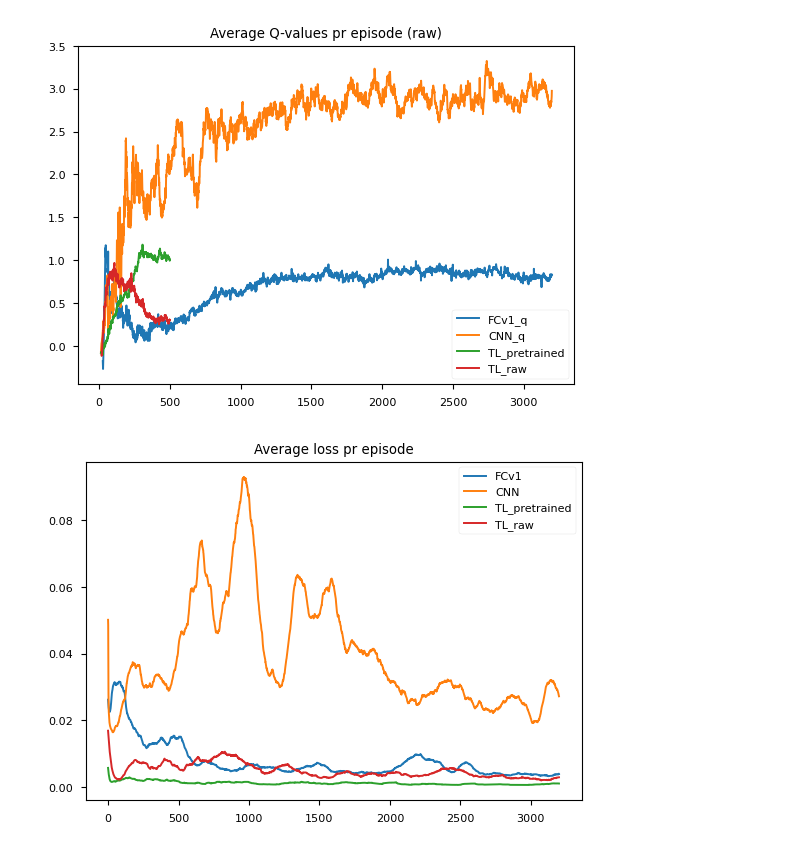
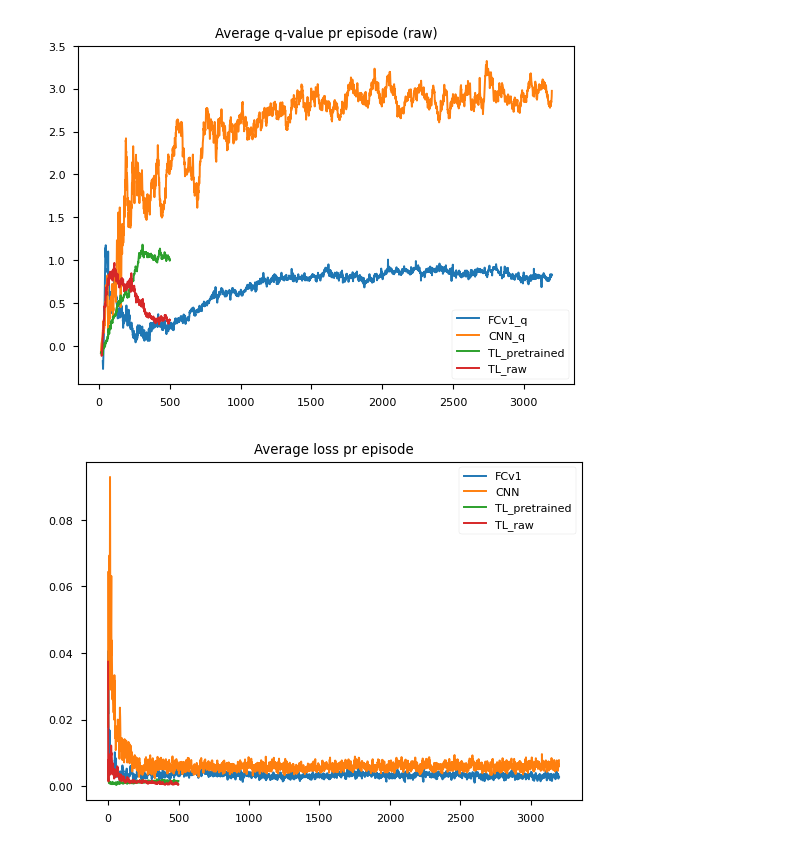
Before and after one commit to MaltheT/dl-project-grp21, a Jupyter notebook: src/plotter.ipynb, the cells around one changed output. Cells and saved outputs as stored; diff of their text form; code cells hidden in the pictures.

```diff
--- a/src/plotter.ipynb
+++ b/src/plotter.ipynb
@@ -32,7 +32,7 @@ losses.append({ 'data': np.loadtxt('CNN_loss.csv'), 'label': 'CNN'})
 losses.append({ 'data': np.loadtxt('transfer_pretrained_loss.csv'), 'label': 'TL_pretrained'})
 losses.append({ 'data': np.loadtxt('transfer_raw_loss.csv'), 'label': 'TL_raw'})
 
-data = {'Rewards': rewards, 'Q-values': q_values, 'Losses': losses}
+data = {'reward': rewards, 'q-value': q_values, 'loss': losses}
 # %%
 fig = plt.figure()
 
@@ -44,7 +44,7 @@ def plot(data, label):
 
 #Average {q-value,rewards} pr episode
 for i, key in enumerate(data):
-    if(key == 'Losses'):
+    if(key == 'loss'):
         continue
     plt.title('Average ' + key + ' pr episode (raw)')
     for d in data[key]:
@@ -55,9 +55,15 @@ for i, key in enumerate(data):
 
 # Average loss pr episode
 plt.title('Average loss pr episode')
-for d in data['Losses']:
-    d['data'] = np.convolve(d['data'], np.ones((100,))/100, mode='valid')
-    plot(d['data'],d['label'])
+for d, obj in enumerate(data['loss']):
+    episodes = len(data['reward'][d]['data'])
+    dataPoints = len(obj['data'])
+    points_pr_episode = int(dataPoints/episodes)
+    new_average = []
+    for i in range(0, episodes):
+        new_average.append(np.mean(obj['data'][i*points_pr_episode:(i+1)*points_pr_episode]))
+    obj['data'] = new_average
+    plot(obj['data'],obj['label'])
 plt.legend()
 plt.show()
 fig.savefig(out_prefix + 'Average_loss_pr_episode.png',transparent=TRANSPARENT)
@@ -84,2 +90,2 @@ for i, key in enumerate(data):
-[figure, old version]
+[figure, new version]
-[figure, old version]
+[figure, new version]
```
Also changed, not shown: parts of 1 cell of this notebook.
